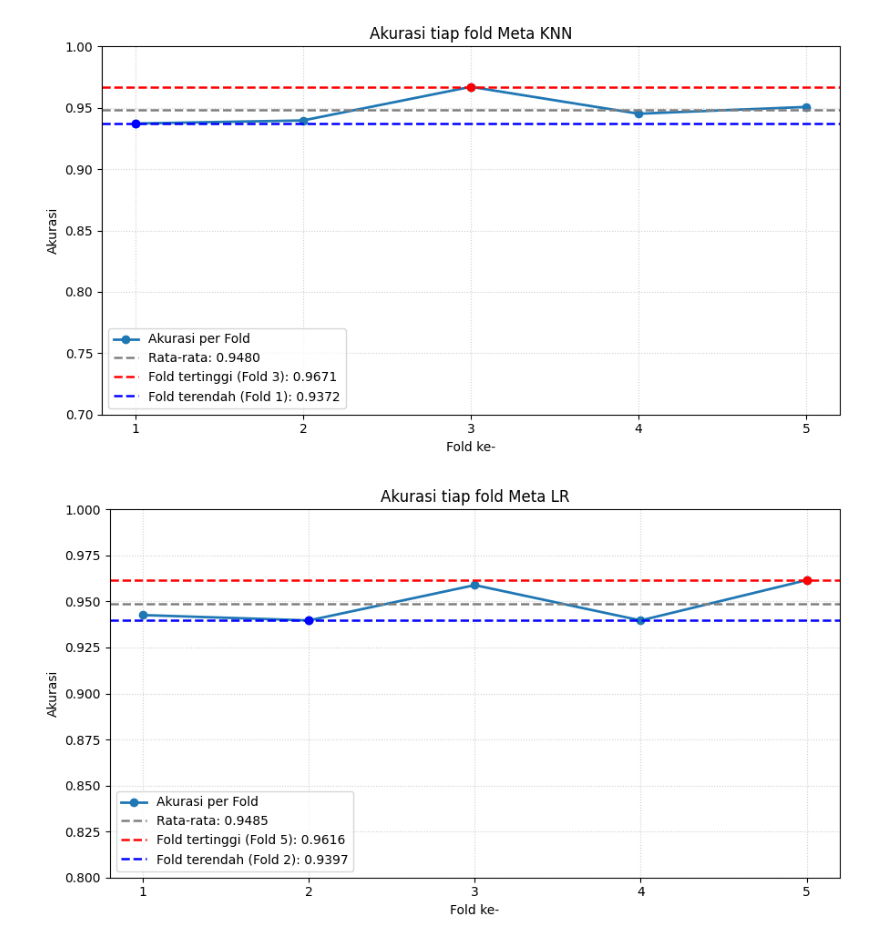
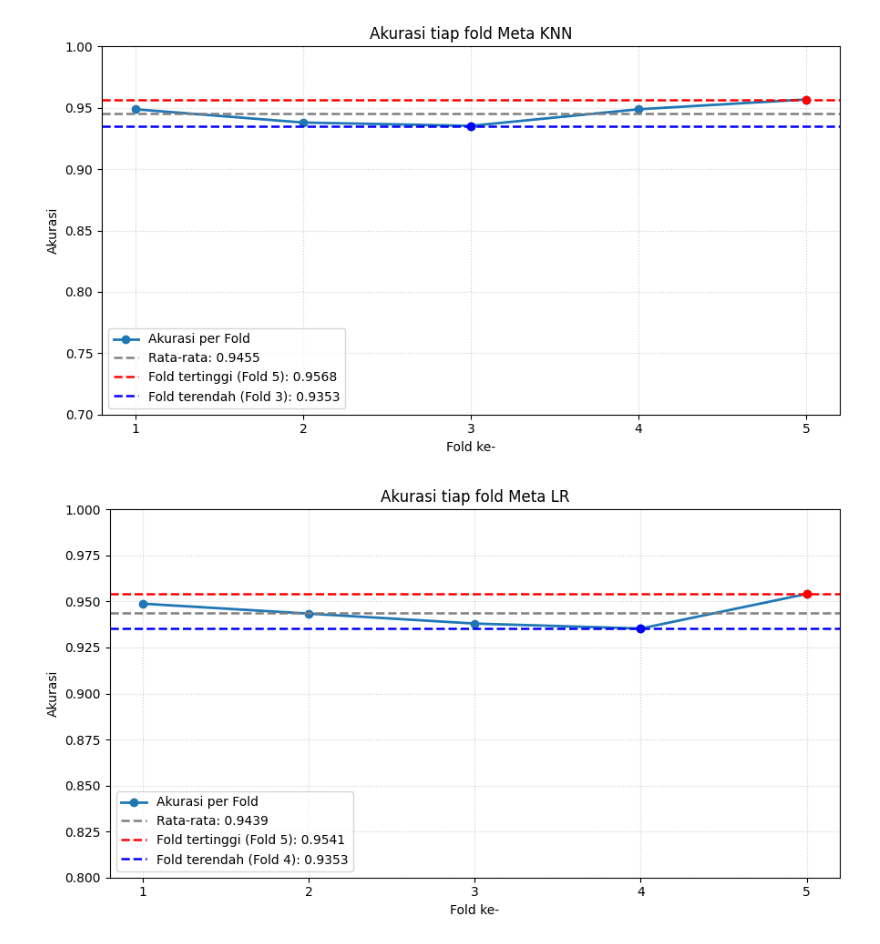
Before and after one commit to abdulrahemfaqih/SIDANG_SKRIPSI, a Jupyter notebook: code_notebooks/Grafik.ipynb, the cells around one changed output. Cells and saved outputs as stored; diff of their text form; code cells hidden in the pictures.

```diff
--- a/code_notebooks/Grafik.ipynb
+++ b/code_notebooks/Grafik.ipynb
@@ -84,9 +84,9 @@ plot_akurasi_per_fold([0.8005, 0.8685,0.8521, 0.8575, 0.8274], nama_model="ANN",
 # %%
-plot_akurasi_per_fold([0.9372, 0.9397,0.9671, 0.9452, 0.9507], nama_model="Meta KNN", y_min=0.700, y_max=1.000)
+plot_akurasi_per_fold([0.9488, 0.9380,0.9353, 0.9488, 0.9568], nama_model="Meta KNN", y_min=0.700, y_max=1.000)
 # %% [output]
-[figure, old version]
+[figure, new version]
 # %%
-plot_akurasi_per_fold([0.9426, 0.9397,0.9589, 0.9397, 0.9616], nama_model="Meta LR", y_min=0.800, y_max=1.000)
+plot_akurasi_per_fold([0.9488,0.9434,0.9380, 0.9353, 0.9541], nama_model="Meta LR", y_min=0.800, y_max=1.000)
 # %% [output]
-[figure, old version]
+[figure, new version]
 # %%
```
Also changed, not shown: parts of 6 cells of this notebook, 42 other files.
